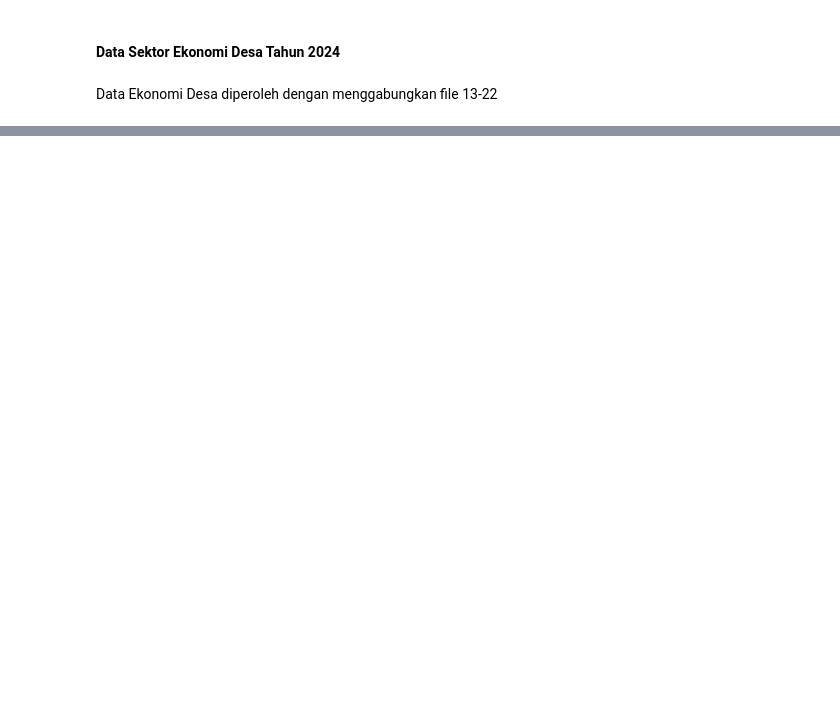
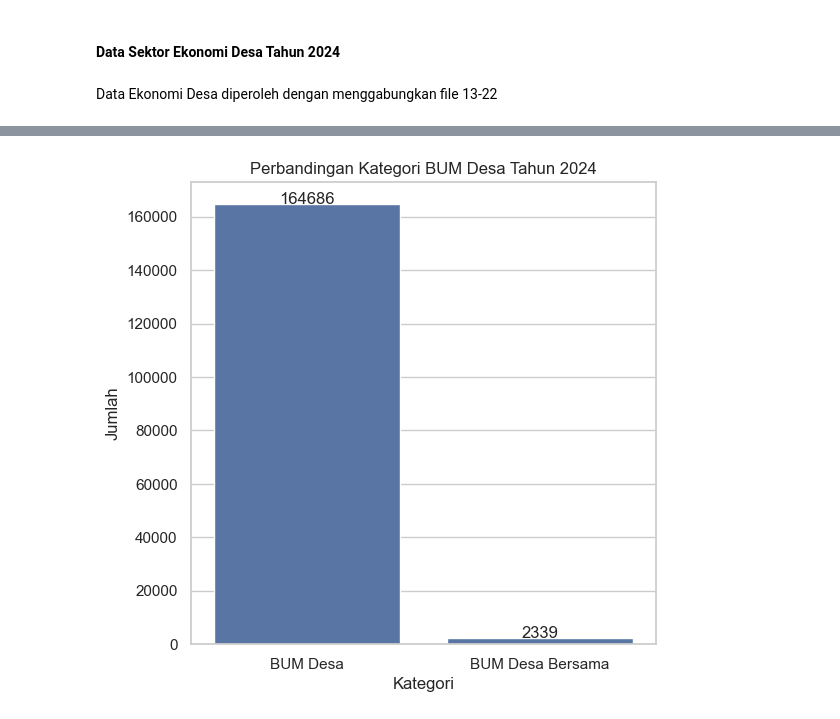
Before and after one commit to naufaldahafizh/potensi-desa-2024, a Jupyter notebook: tahap_2-analisis_potensi_desa_2024.ipynb, the cells around one changed output, grey strips where cells are left out. Cells and saved outputs as stored; diff of their text form; code cells hidden in the pictures; blank space fills up the shorter version.

```diff
--- a/tahap_2-analisis_potensi_desa_2024.ipynb
+++ b/tahap_2-analisis_potensi_desa_2024.ipynb
@@ -504,0 +646,25 @@ df_22 = dataframes['22_Jumlah Desa Status Kemajuan-processed'].copy()
+# %%
+# Menjaga konsistensi penulisan
+df_15['Nama_BUMDes'] = df_15['Nama_BUMDes'].str.upper()
+df_15.rename(columns={'Tipe_BUMDes':'Kategori', 'status':'Status'}, inplace=True)
+df_16['Nama_BUMDes'] = df_16['Nama_BUMDes'].str.upper()
+df_16['Kategori'] = df_16['Kategori'].str.strip()
+# %%
+# Visualisasi Tipe BUM Desa
+plt.figure(figsize=(6,6))
+ax = sns.barplot(df_15['Kategori'].value_counts())
+for p in ax.patches:
+    height = p.get_height()
+    # Tempatkan teks di atas bar
+    ax.text(
+        x=p.get_x() + p.get_width() / 2,
+        y=height + 3,
+        s=f'{height:.0f}',
+        ha='center'
+    )
+plt.title('Perbandingan Kategori BUM Desa Tahun 2024')
+plt.xlabel('Kategori')
+plt.ylabel('Jumlah')
+plt.show()
+# %% [output]
+[figure, added]
```
Also changed, not shown: parts of 26 cells of this notebook, 3 other files.
